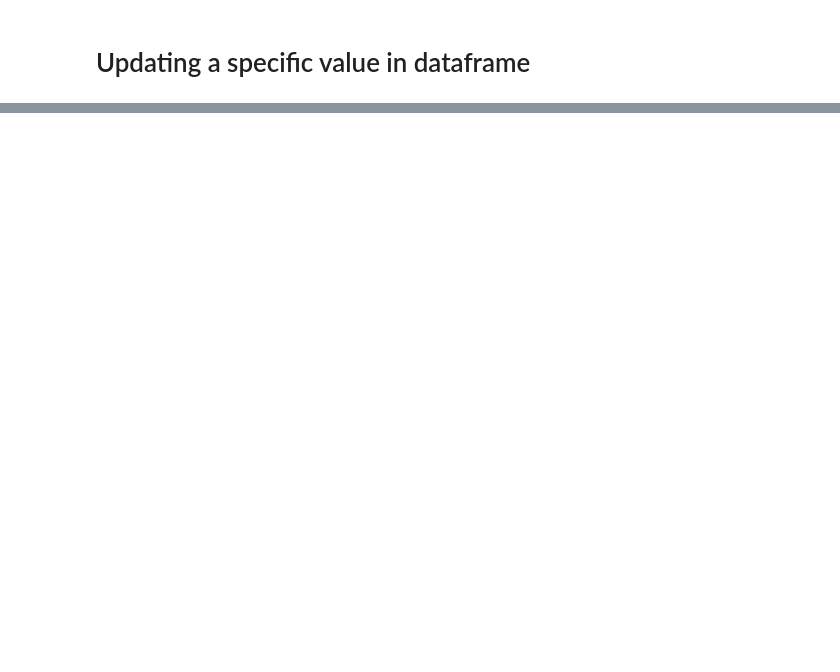
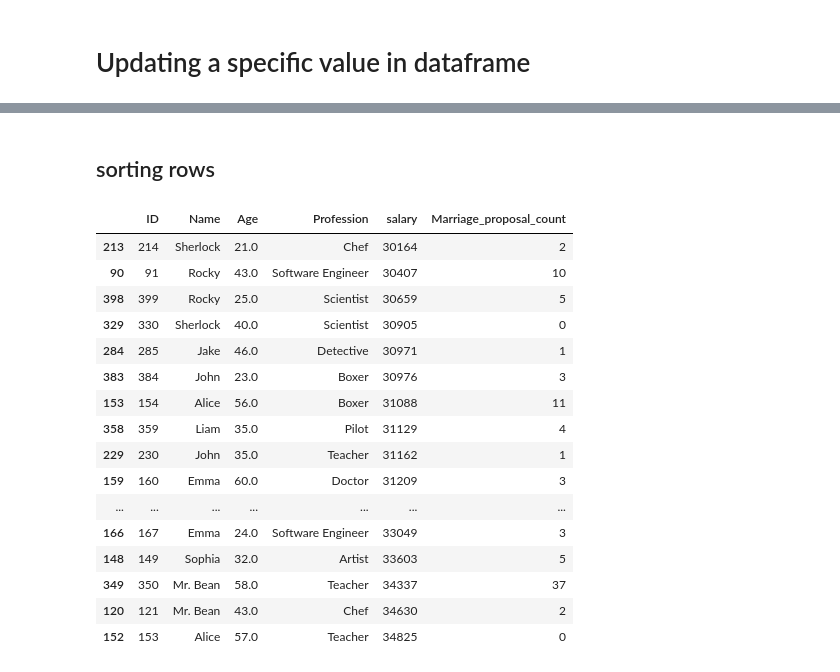
Before and after one commit to puneet-cs/DA19_Pandas_Numpy_Matplotlib_Seaborn, a Jupyter notebook: DA19_pandas.ipynb, the cells around one changed output, grey strips where cells are left out. Drawn from its saved outputs; the diff is of its cells as text; code cells hidden in the pictures; blank space fills up the shorter version.

```diff
--- a/DA19_pandas.ipynb
+++ b/DA19_pandas.ipynb
@@ -504,0 +742,3 @@ df
+# %%
+df = pd.read_excel("Excel_data.xlsx")
+df
@@ -504,0 +759,22 @@ df
+# %% [markdown]
+## sorting rows
+# %%
+df.sort_values('salary').head(20)
+# %% [output]
+|  | ID | Name | Age | Profession | salary | Marriage_proposal_count |
+| 213 | 214 | Sherlock | 21.0 | Chef | 30164 | 2 |
+| 90 | 91 | Rocky | 43.0 | Software Engineer | 30407 | 10 |
+| 398 | 399 | Rocky | 25.0 | Scientist | 30659 | 5 |
+| 329 | 330 | Sherlock | 40.0 | Scientist | 30905 | 0 |
+| 284 | 285 | Jake | 46.0 | Detective | 30971 | 1 |
+| 383 | 384 | John | 23.0 | Boxer | 30976 | 3 |
+| 153 | 154 | Alice | 56.0 | Boxer | 31088 | 11 |
+| 358 | 359 | Liam | 35.0 | Pilot | 31129 | 4 |
+| 229 | 230 | John | 35.0 | Teacher | 31162 | 1 |
+| 159 | 160 | Emma | 60.0 | Doctor | 31209 | 3 |
+| ... | ... | ... | ... | ... | ... | ... |
+| 166 | 167 | Emma | 24.0 | Software Engineer | 33049 | 3 |
+| 148 | 149 | Sophia | 32.0 | Artist | 33603 | 5 |
+| 349 | 350 | Mr. Bean | 58.0 | Teacher | 34337 | 37 |
+| 120 | 121 | Mr. Bean | 43.0 | Chef | 34630 | 2 |
+| 152 | 153 | Alice | 57.0 | Teacher | 34825 | 0 |
```
Also changed, not shown: parts of 72 cells of this notebook.
